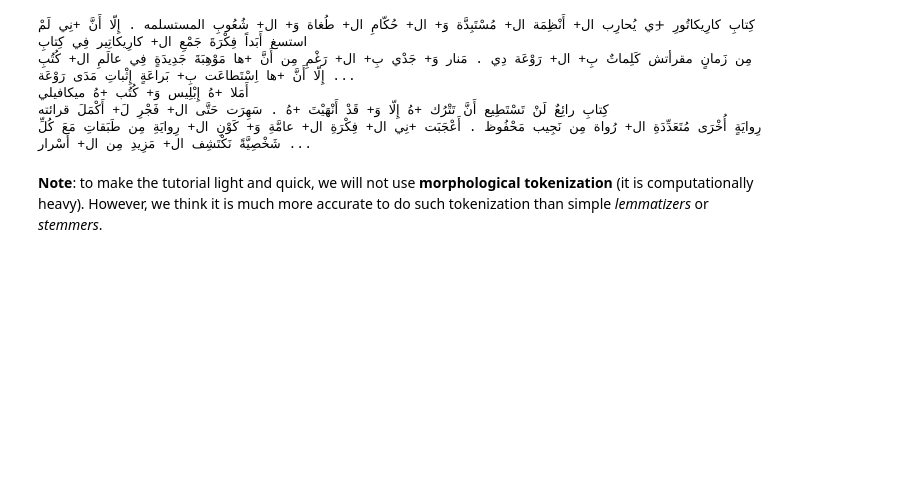
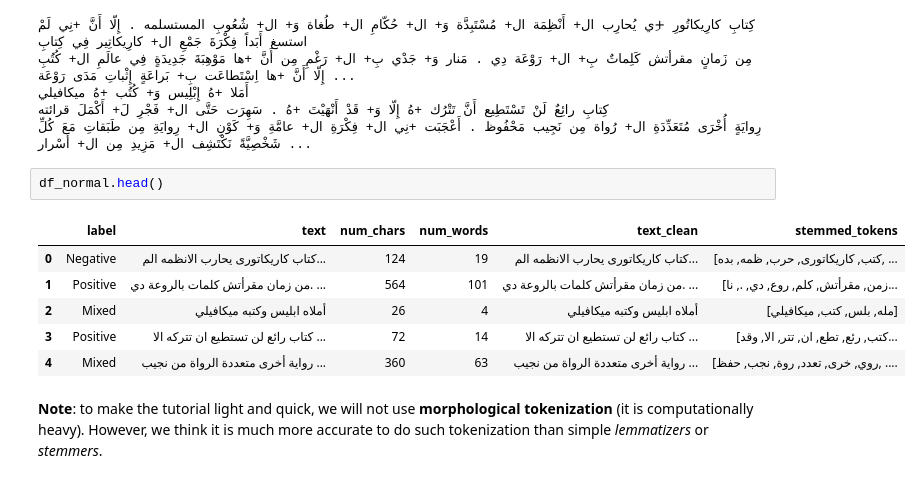
Before and after one commit to fayrouz2/B5, a Jupyter notebook: W5_NLP/M1/sessions/05_classifier_ex1.ipynb, the cells around one changed output. Cells and saved outputs as stored; diff of their text form; blank space fills up the shorter version.

```diff
--- a/W5_NLP/M1/sessions/05_classifier_ex1.ipynb
+++ b/W5_NLP/M1/sessions/05_classifier_ex1.ipynb
@@ -671,6 +671,15 @@ print(df_normal.loc[:5, 'text_clean'].apply(tokenize_morph).apply(lambda xs: ' '
 أَمَلا +هُ إِبْلِيس وَ+ كُتُب +هُ ميكافيلي
 كِتابِ رائِعٌ لَنْ تَسْتَطِيع أَنَّ تَتْرُك +هُ إِلّا وَ+ قَدْ أَنْهَيْتَ +هُ . سَهِرَت حَتَّى ال+ فَجْرِ لَ+ أَكْمَلَ قرائته
 رِوايَةٍ أُخْرَى مُتَعَدِّدَةِ ال+ رُواة مِن نَجِيب مَحْفُوظ . أَعْجَبَت +نِي ال+ فِكْرَةِ ال+ عامَّةِ وَ+ كَوْنِ ال+ رِوايَةِ مِن طَبَقاتِ مَعَ كُلِّ شَخْصِيَّةً نَكْتَشِف ال+ مَزِيدِ مِن ال+ أَسْرار ...
+# %%
+df_normal.head()
+# %% [output]
+|  | label | text | num_chars | num_words | text_clean | stemmed_tokens |
+| 0 | Negative | كتاب كاريكاتورى يحارب الانظمه الم... | 124 | 19 | كتاب كاريكاتورى يحارب الانظمه الم... | [كتب, كاريكاتورى, حرب, ظمه, بده, ... |
+| 1 | Positive | من زمان مقرأتش كلمات بالروعة دي. ... | 564 | 101 | من زمان مقرأتش كلمات بالروعة دي. ... | [زمن, مقرأتش, كلم, روع, دي, ., نا... |
+| 2 | Mixed | أملاه ابليس وكتبه ميكافيلي | 26 | 4 | أملاه ابليس وكتبه ميكافيلي | [مله, بلس, كتب, ميكافيلي] |
+| 3 | Positive | كتاب رائع لن تستطيع ان تتركه الا ... | 72 | 14 | كتاب رائع لن تستطيع ان تتركه الا ... | [كتب, رئع, تطع, ان, تتر, الا, وقد... |
+| 4 | Mixed | رواية أخرى متعددة الرواة من نجيب ... | 360 | 63 | رواية أخرى متعددة الرواة من نجيب ... | [روي, خرى, تعدد, روة, نجب, حفظ, .... |
 # %% [markdown]
 **Note**: to make the tutorial light and quick, we will not use **morphological tokenization** (it is computationally heavy). However, we think it is much more accurate to do such tokenization than simple *lemmatizers* or *stemmers*.
 # %% [markdown]
```
Also changed, not shown: 2 other files.
